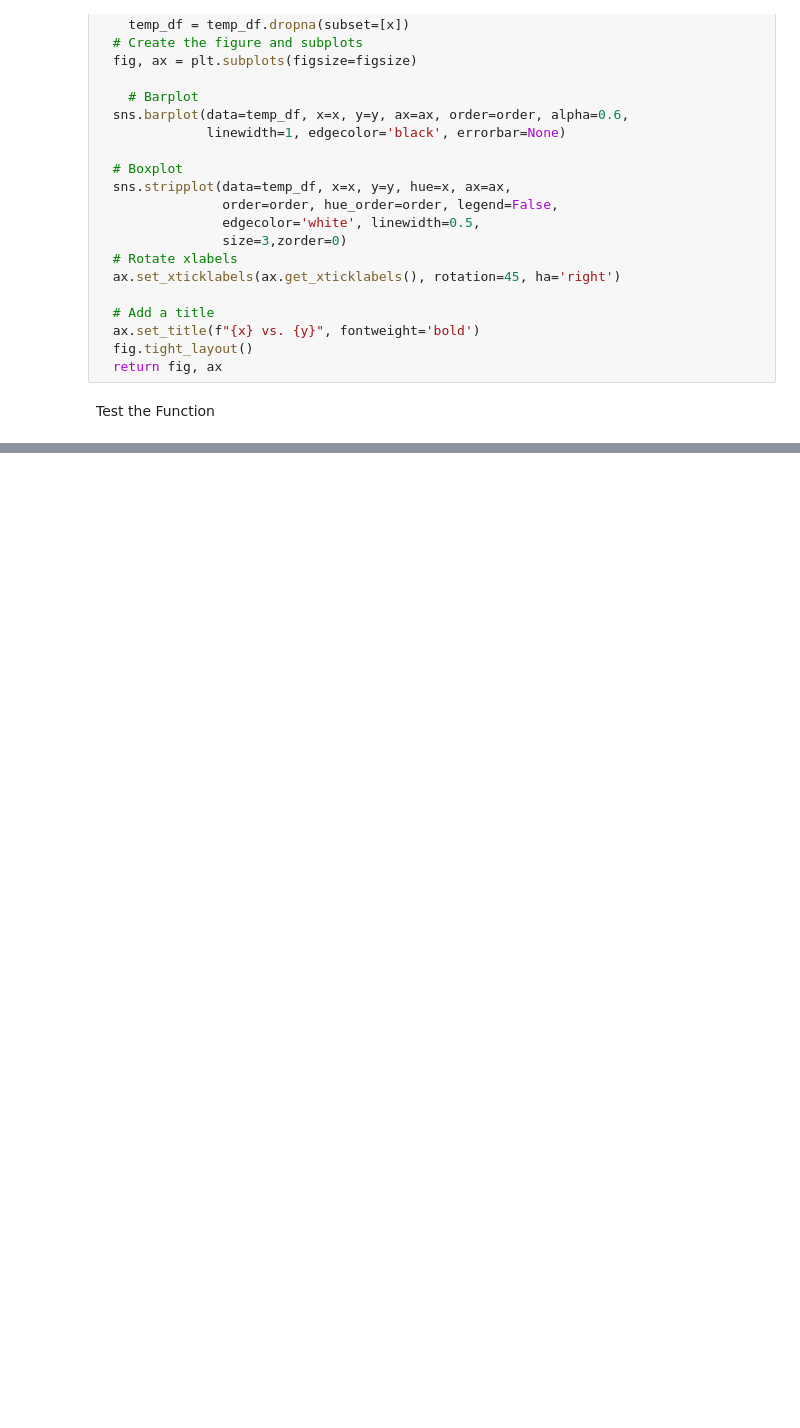
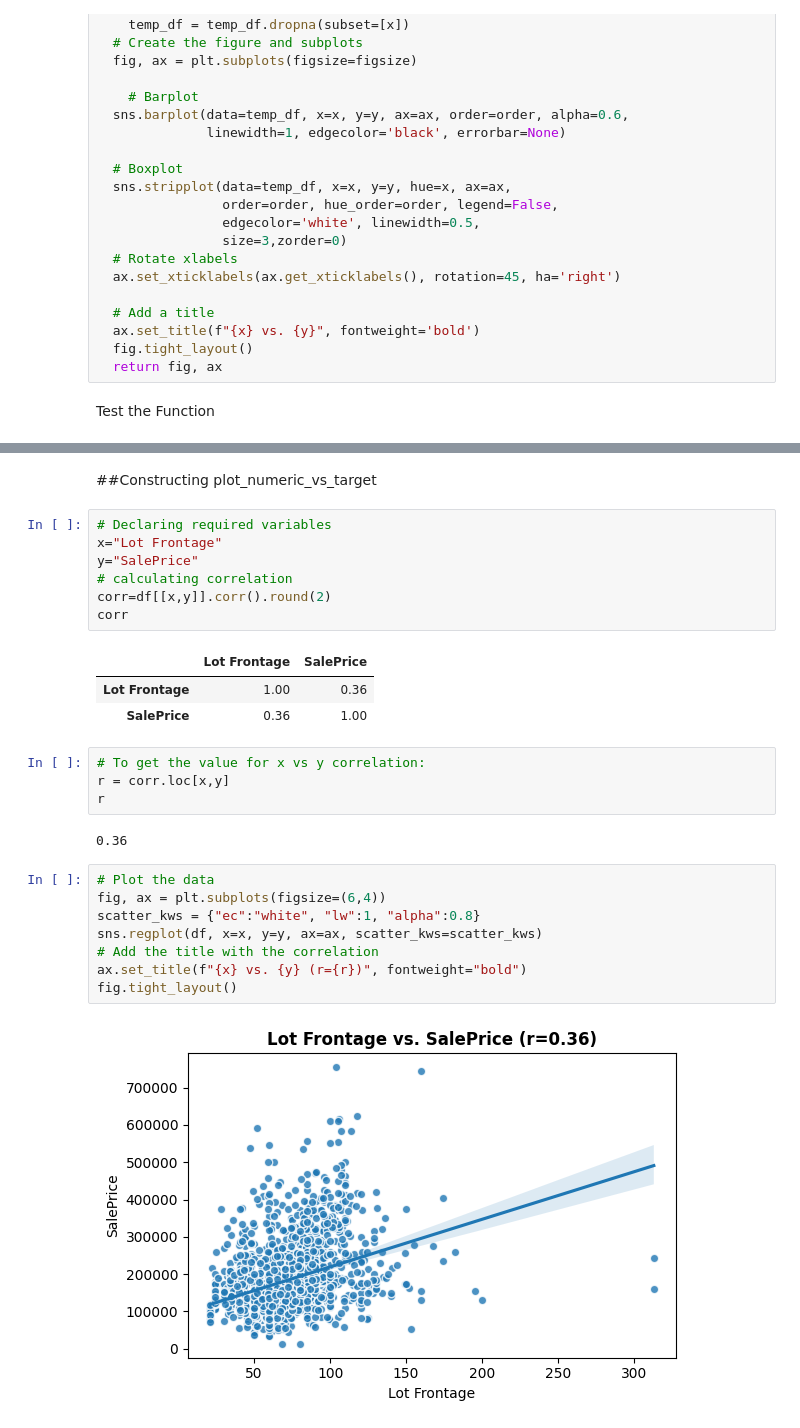
Before and after one commit to eckoecho/CodingDojo, a Jupyter notebook: EDA_Functions_Part_1.ipynb, the cells around one changed output, grey strips where cells are left out. Drawn from its saved outputs; the diff is of its cells as text; blank space fills up the shorter version.

```diff
--- a/EDA_Functions_Part_1.ipynb
+++ b/EDA_Functions_Part_1.ipynb
@@ -507,0 +578,29 @@ fig, ax = plot_categorical_vs_target(df, x="Alley", fillna=False)
+# %% [markdown]
+##Constructing plot_numeric_vs_target
+# %%
+# Declaring required variables
+x="Lot Frontage"
+y="SalePrice"
+# calculating correlation
+corr=df[[x,y]].corr().round(2)
+corr
+# %% [output]
+|  | Lot Frontage | SalePrice |
+| Lot Frontage | 1.00 | 0.36 |
+| SalePrice | 0.36 | 1.00 |
+# %%
+# To get the value for x vs y correlation:
+r = corr.loc[x,y]
+r
+# %% [output]
+0.36
+# %%
+# Plot the data
+fig, ax = plt.subplots(figsize=(6,4))
+scatter_kws = {"ec":"white", "lw":1, "alpha":0.8}
+sns.regplot(df, x=x, y=y, ax=ax, scatter_kws=scatter_kws)
+# Add the title with the correlation
+ax.set_title(f"{x} vs. {y} (r={r})", fontweight="bold")
+fig.tight_layout()
+# %% [output]
+[figure, added]
```
Also changed, not shown: parts of 21 cells of this notebook.
